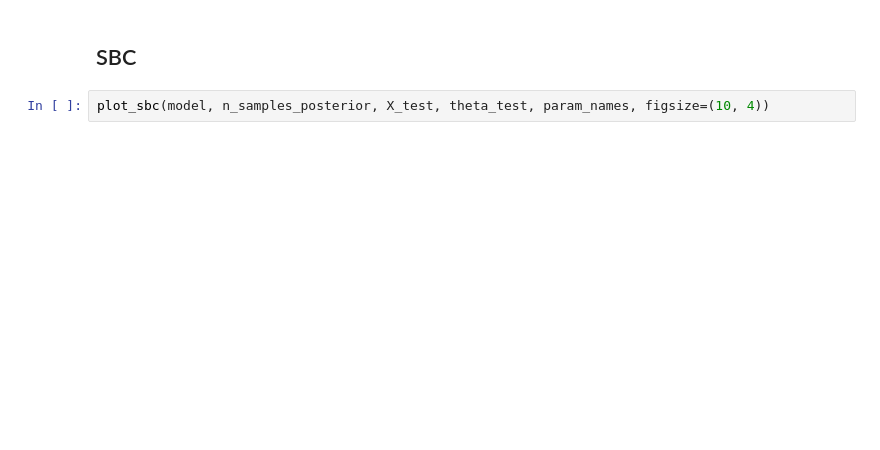
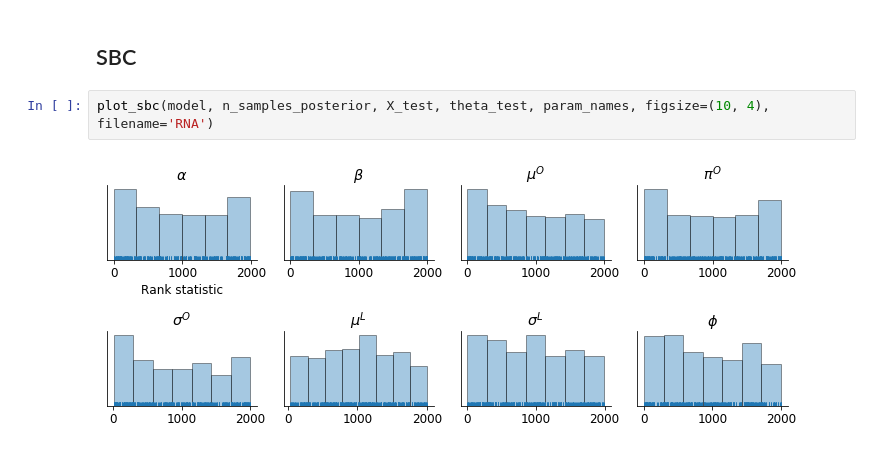
Before and after one commit to stefanradev93/cINN, a Jupyter notebook: 20190701_Splatter_cINN_Example.ipynb, the cells around one changed output. Saved outputs shown, nothing was run; the diff lists cells and outputs as text; blank space fills up the shorter version.

```diff
--- a/20190701_Splatter_cINN_Example.ipynb
+++ b/20190701_Splatter_cINN_Example.ipynb
@@ -393,4 +374,6 @@ plot_true_est_scatter(model, X_test, theta_test,
 # %% [markdown]
 ## SBC
 # %%
-plot_sbc(model, n_samples_posterior, X_test, theta_test, param_names, figsize=(10, 4))
+plot_sbc(model, n_samples_posterior, X_test, theta_test, param_names, figsize=(10, 4), filename='RNA')
+# %% [output]
+[figure, added]
```
Also changed, not shown: parts of 10 cells of this notebook, 20 other files.
